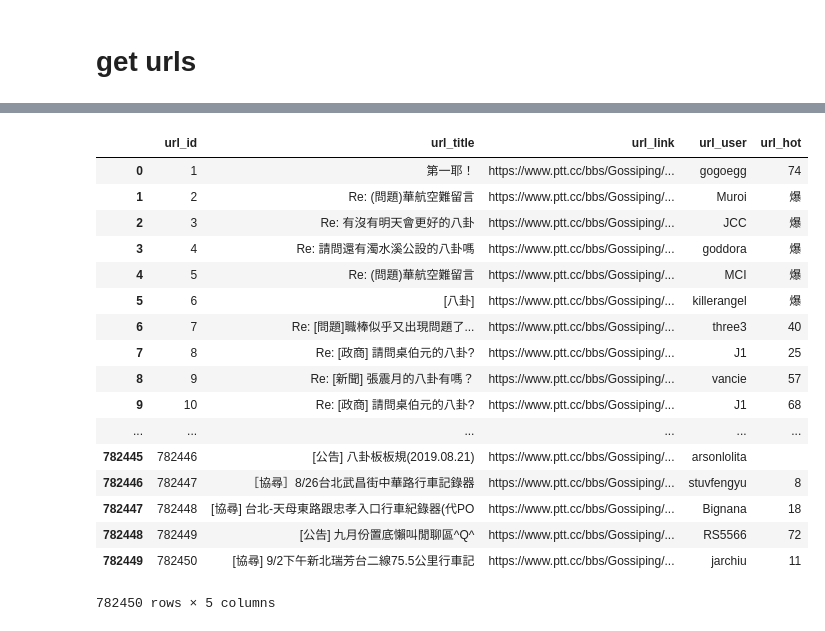
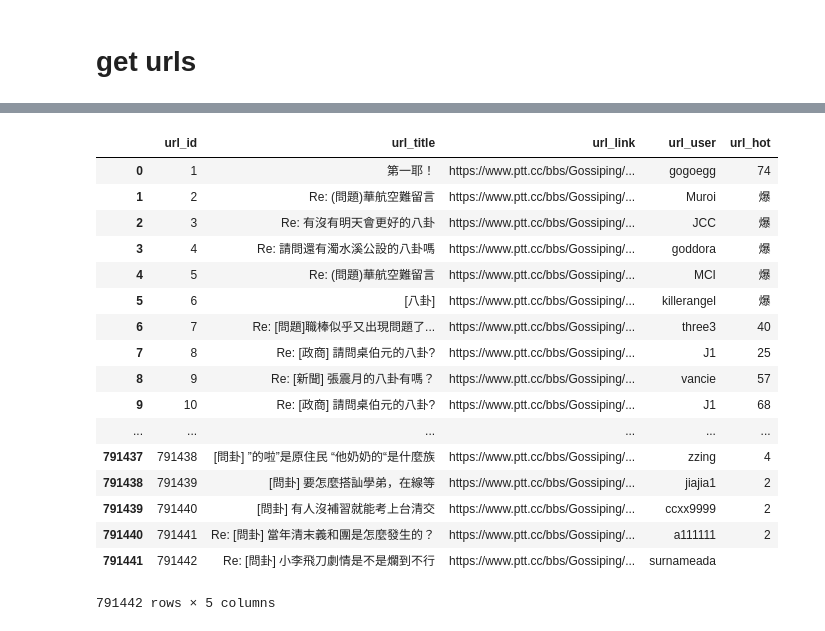
Before and after one commit to z76316/See26, a Jupyter notebook: crawler-ryh/get-urls.ipynb, the cells around one changed output, grey strips where cells are left out. Saved outputs shown, nothing was run; the diff lists cells and outputs as text; code cells hidden in the pictures.

```diff
--- a/crawler-ryh/get-urls.ipynb
+++ b/crawler-ryh/get-urls.ipynb
@@ -193,26 +188,27 @@ new_urls_after_remove 20
 # %%
+pd.set_option('display.max_colwidth', 60)
 
 query='''
 select * from urls
 '''
 df=sql_to_df(query=query)
 df
 # %% [output]
 |  | url_id | url_title | url_link | url_user | url_hot |
 | 0 | 1 | 第一耶！ | https://www.ptt.cc/bbs/Gossiping/... | gogoegg | 74 |
 | 1 | 2 | Re: (問題)華航空難留言 | https://www.ptt.cc/bbs/Gossiping/... | Muroi | 爆 |
 | 2 | 3 | Re: 有沒有明天會更好的八卦 | https://www.ptt.cc/bbs/Gossiping/... | JCC | 爆 |
 | 3 | 4 | Re: 請問還有濁水溪公設的八卦嗎 | https://www.ptt.cc/bbs/Gossiping/... | goddora | 爆 |
 | 4 | 5 | Re: (問題)華航空難留言 | https://www.ptt.cc/bbs/Gossiping/... | MCI | 爆 |
 | 5 | 6 | [八卦] | https://www.ptt.cc/bbs/Gossiping/... | killerangel | 爆 |
 | 6 | 7 | Re: [問題]職棒似乎又出現問題了... | https://www.ptt.cc/bbs/Gossiping/... | three3 | 40 |
 | 7 | 8 | Re: [政商] 請問桌伯元的八卦? | https://www.ptt.cc/bbs/Gossiping/... | J1 | 25 |
 | 8 | 9 | Re: [新聞] 張震月的八卦有嗎？ | https://www.ptt.cc/bbs/Gossiping/... | vancie | 57 |
 | 9 | 10 | Re: [政商] 請問桌伯元的八卦? | https://www.ptt.cc/bbs/Gossiping/... | J1 | 68 |
 | ... | ... | ... | ... | ... | ... |
-| 782445 | 782446 | [公告] 八卦板板規(2019.08.21) | https://www.ptt.cc/bbs/Gossiping/... | arsonlolita |  |
-| 782446 | 782447 | ［協尋］8/26台北武昌街中華路行車記錄器 | https://www.ptt.cc/bbs/Gossiping/... | stuvfengyu | 8 |
-| 782447 | 782448 | [協尋] 台北-天母東路跟忠孝入口行車紀錄器(代PO | https://www.ptt.cc/bbs/Gossiping/... | Bignana | 18 |
-| 782448 | 782449 | [公告] 九月份置底懶叫閒聊區^Q^ | https://www.ptt.cc/bbs/Gossiping/... | RS5566 | 72 |
-| 782449 | 782450 | [協尋] 9/2下午新北瑞芳台二線75.5公里行車記 | https://www.ptt.cc/bbs/Gossiping/... | jarchiu | 11 |
+| 791437 | 791438 | [問卦] ”的啦”是原住民 “他奶奶的“是什麼族 | https://www.ptt.cc/bbs/Gossiping/... | zzing | 4 |
+| 791438 | 791439 | [問卦] 要怎麼搭訕學弟，在線等 | https://www.ptt.cc/bbs/Gossiping/... | jiajia1 | 2 |
+| 791439 | 791440 | [問卦] 有人沒補習就能考上台清交 | https://www.ptt.cc/bbs/Gossiping/... | ccxx9999 | 2 |
+| 791440 | 791441 | Re: [問卦] 當年清末義和團是怎麼發生的？ | https://www.ptt.cc/bbs/Gossiping/... | a111111 | 2 |
+| 791441 | 791442 | Re: [問卦] 小李飛刀劇情是不是爛到不行 | https://www.ptt.cc/bbs/Gossiping/... | surnameada |  |
-782450 rows × 5 columns
+791442 rows × 5 columns
```
Also changed, not shown: parts of 4 cells of this notebook, 5 other files.
